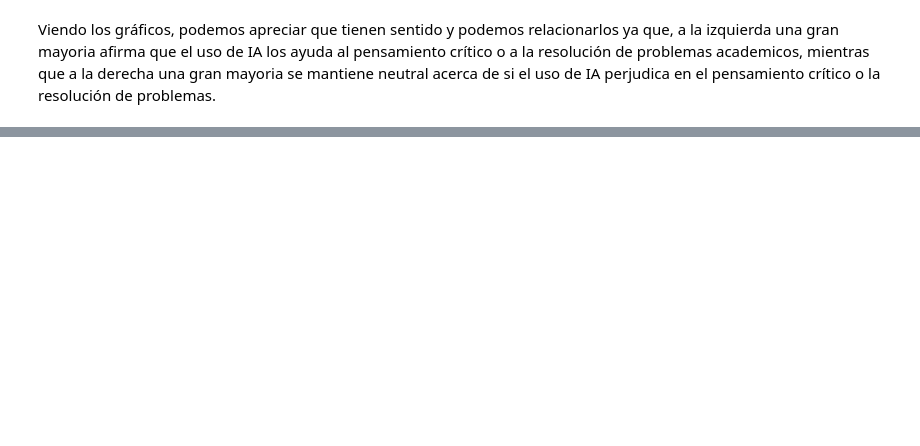
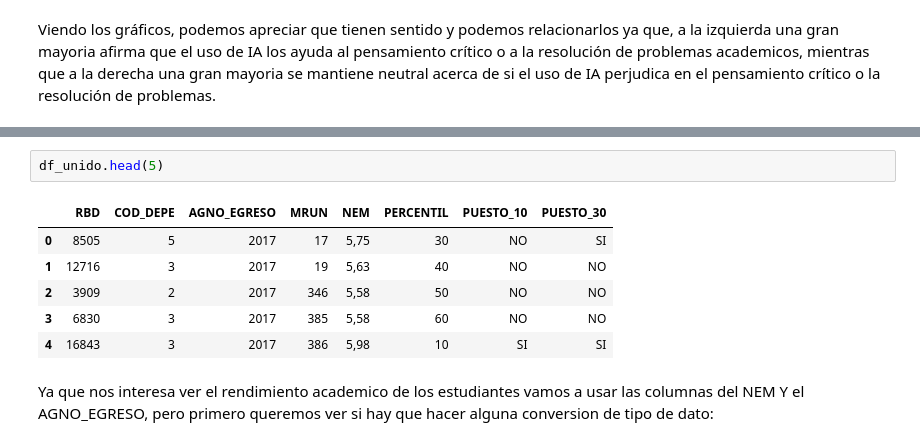
Before and after one commit to Prodigy0101/Proyecto-Semestral, a Jupyter notebook: AnalísisDatos/AnalisisArchivosProyectoFelipe.ipynb, the cells around one changed output, grey strips where cells are left out. Cells and saved outputs as stored; diff of their text form; blank space fills up the shorter version.

```diff
--- a/AnalísisDatos/AnalisisArchivosProyectoFelipe.ipynb
+++ b/AnalísisDatos/AnalisisArchivosProyectoFelipe.ipynb
@@ -191,0 +146,11 @@ Viendo los gráficos, podemos apreciar que tienen sentido y podemos relacionarlo
+# %%
+df_unido.head(5)
+# %% [output]
+|  | RBD | COD_DEPE | AGNO_EGRESO | MRUN | NEM | PERCENTIL | PUESTO_10 | PUESTO_30 |
+| 0 | 8505 | 5 | 2017 | 17 | 5,75 | 30 | NO | SI |
+| 1 | 12716 | 3 | 2017 | 19 | 5,63 | 40 | NO | NO |
+| 2 | 3909 | 2 | 2017 | 346 | 5,58 | 50 | NO | NO |
+| 3 | 6830 | 3 | 2017 | 385 | 5,58 | 60 | NO | NO |
+| 4 | 16843 | 3 | 2017 | 386 | 5,98 | 10 | SI | SI |
+# %% [markdown]
+Ya que nos interesa ver el rendimiento academico de los estudiantes vamos a usar las columnas del NEM Y el AGNO_EGRESO, pero primero queremos ver si hay que hacer alguna conversion de tipo de dato:
```
Also changed, not shown: parts of 24 cells of this notebook, 14 other files.
